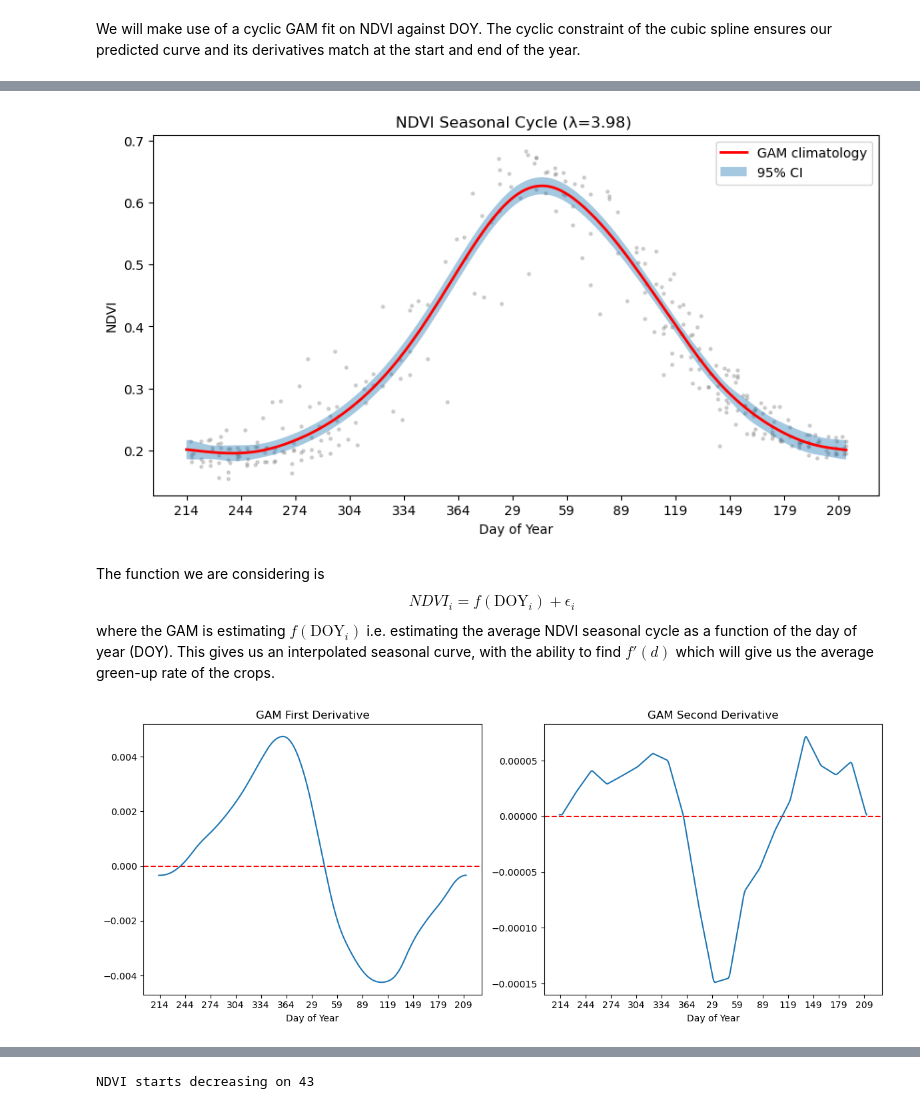
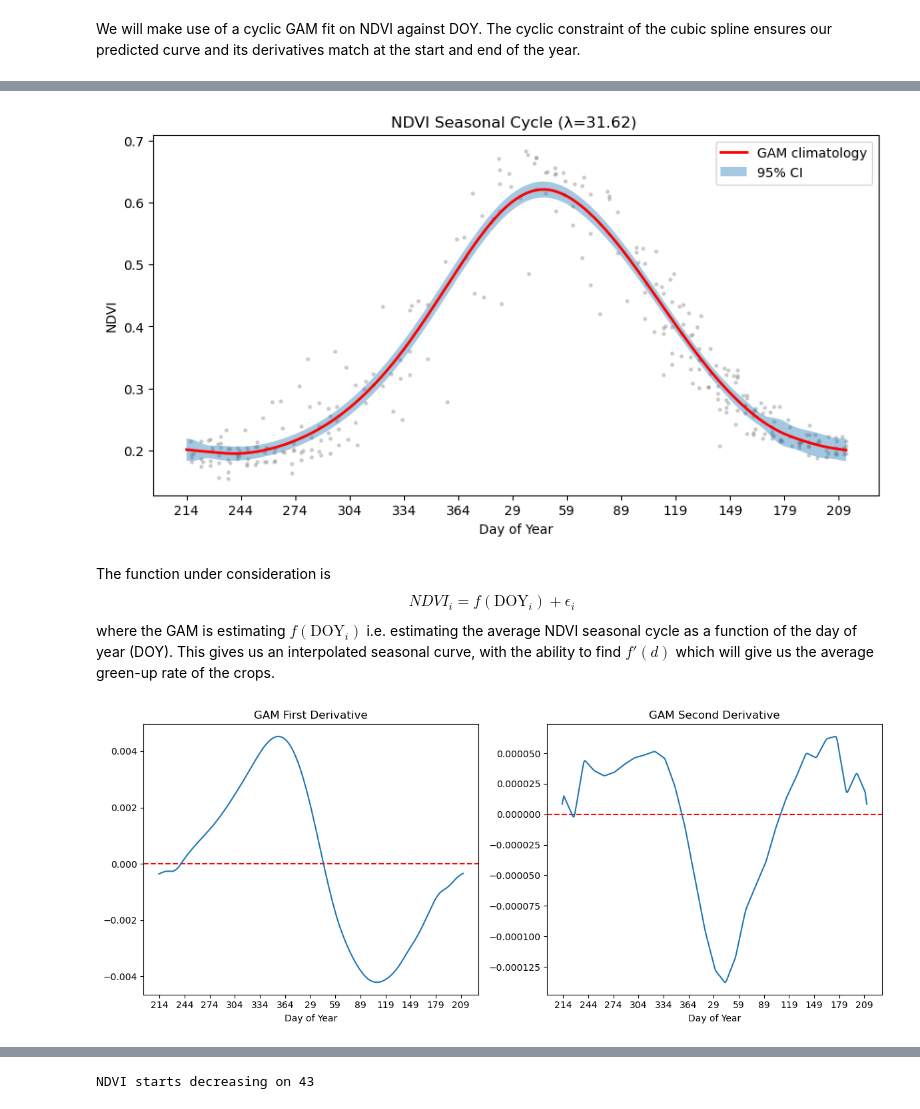
Before and after one commit to asembreek/fieldlens, a Jupyter notebook: notebooks/EDA and Dimensionality Reduction.ipynb, the cells around one changed output, grey strips where cells are left out. Saved outputs shown, nothing was run; the diff lists cells and outputs as text; code cells hidden in the pictures.

```diff
--- a/notebooks/EDA and Dimensionality Reduction.ipynb
+++ b/notebooks/EDA and Dimensionality Reduction.ipynb
@@ -194,2 +199,10 @@ plt.show()
 # %% [markdown]
 We will make use of a cyclic GAM fit on NDVI against DOY. The cyclic constraint of the cubic spline ensures our predicted curve and its derivatives match at the start and end of the year.
+# %%
+X = plot_df["shifted_doy"].values.reshape(-1, 1)
+y = plot_df["NDVI_mean"].values
+
+lams = np.logspace(-6, 6, 25)
+#n_splines = [10, 20, 30, 50]
+gam = LinearGAM(s(0, basis="cp", n_splines=30))
+gam.gridsearch(X, y, lam=lams)
@@ -196,13 +214,4 @@ We will make use of a cyclic GAM fit on NDVI against DOY. The cyclic constraint
 # %%
-X = plot_df["shifted_doy"].values.reshape(-1, 1)
-y = plot_df["NDVI_mean"].values
-
-gam = LinearGAM(s(0, basis="cp", n_splines=20))
-gam.gridsearch(X, y)
-
-#lam_grid = np.logspace(-5, 5, 100)
-#gam.gridsearch(X, y, lam=lam_grid)
-
 X_pred = doys.reshape(-1, 1)
 pred = gam.predict(X_pred)
 ci = gam.confidence_intervals(X_pred, width=0.95)
@@ -226,6 +234,6 @@ plt.show()
-[figure, old version]
+[figure, new version]
 # %% [markdown]
-The function we are considering is $$NDVI_i = f(\text{DOY}_i)+\epsilon_i$$
+The function under consideration is $$NDVI_i = f(\text{DOY}_i)+\epsilon_i$$
 where the GAM is estimating $f(\text{DOY}_i)$ i.e. estimating the average NDVI seasonal cycle as a function of the day of year (DOY). This gives us an interpolated seasonal curve, with the ability to find $f'(d)$ which will give us the average green-up rate of the crops.
 # %%
 dy_dx = np.gradient(pred, doys)
@@ -248,7 +256,7 @@ ax[1].plot(d2y_dx2)
 plt.tight_layout()
 plt.show()
 # %% [output]
-[figure, old version]
+[figure, new version]
 # %% [markdown]
 The `LinearGAM` has a first derivative representing the change in NDVI per individual day, while the second derivative describes the relative acceleration/deceleration of greening within the crops.
 
```
Also changed, not shown: parts of 47 cells of this notebook.
